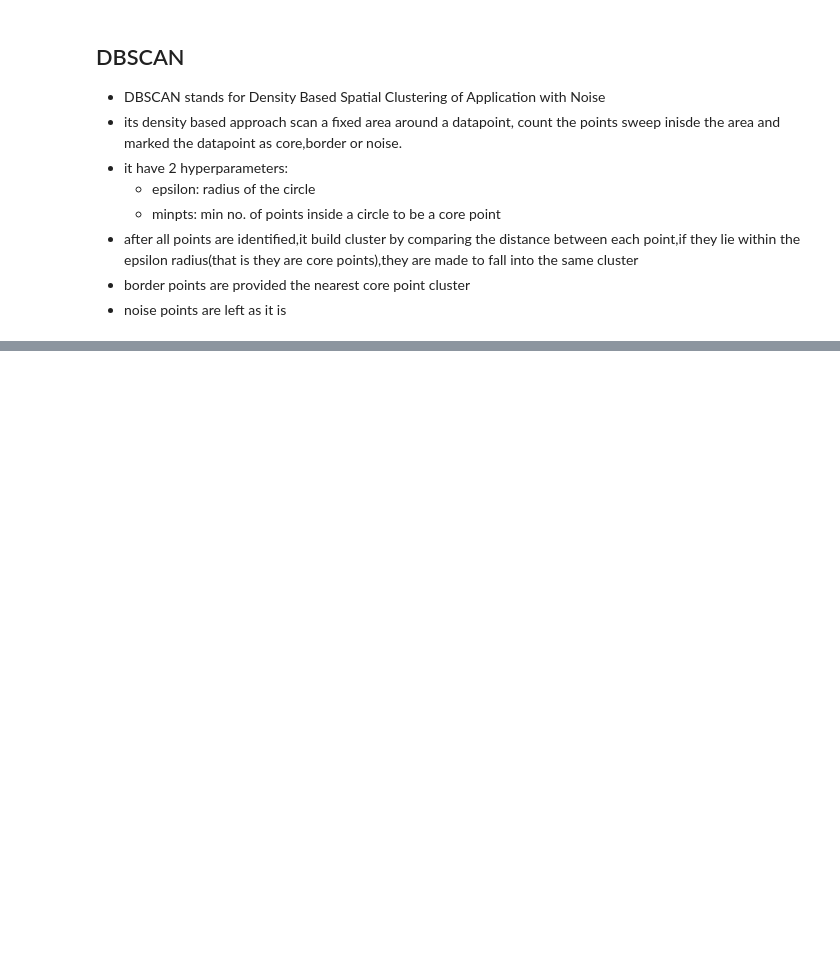
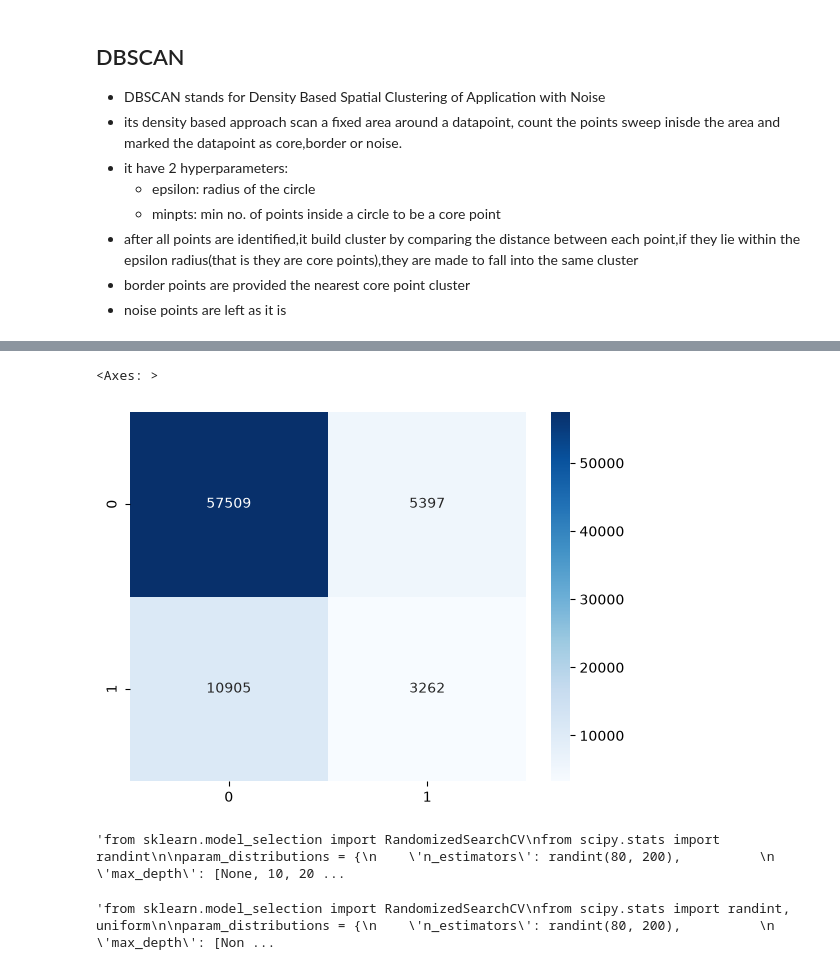
Before and after one commit to altamash-syed/syed-Task3, a Jupyter notebook: loan_predict.ipynb, the cells around one changed output, grey strips where cells are left out. Drawn from its saved outputs; the diff is of its cells as text; code cells hidden in the pictures; blank space fills up the shorter version.

Commit message:
model trained_low performance

```diff
--- a/loan_predict.ipynb
+++ b/loan_predict.ipynb
@@ -732,6 +739,6 @@ X.shape
 # %%
 from sklearn.model_selection import train_test_split
-X_train,X_test,y_train,y_test=train_test_split(X,y,test_size=0.2,random_state=42)
+X_train,X_test,y_train,y_test=train_test_split(X,y,test_size=0.3,random_state=42,stratify=y)
 # %%
 X_train.shape
 # %% [output]
@@ -827,0 +840,5 @@ plot.plot(np.cumsum(pca.explained_variance_ratio_))
+# %%
+print(y_train.dtype)
+print(y_train.unique())
+y_train = y_train.astype(int)
+y_test = y_test.astype(int)
@@ -827,0 +848,8 @@ plot.plot(np.cumsum(pca.explained_variance_ratio_))
+# %%
+from sklearn.ensemble import RandomForestClassifier
+from sklearn.metrics import classification_report
+rfc = RandomForestClassifier(n_estimators=40,random_state=42,class_weight='balanced')
+rfc.fit(X_train,y_train)
+y_pred=rfc.predict(X_test)
+
+print(classification_report(y_pred,y_test))
@@ -827,0 +865,62 @@ plot.plot(np.cumsum(pca.explained_variance_ratio_))
+# %%
+from sklearn.metrics import confusion_matrix
+cm=(confusion_matrix(y_test,y_pred))
+sns.heatmap(cm, annot=True, fmt='d', cmap='Blues')
+# %% [output]
+<Axes: >
+[figure, added]
+# %%
+from sklearn.model_selection import RandomizedSearchCV
+from scipy.stats import randint
+
+param_distributions = {
+    'n_estimators': randint(80, 200),
+    'max_depth': [None, 10, 20, 30, 40, 50],
+    'min_samples_split': randint(2, 11),
+    'min_samples_leaf': randint(1, 11),
+    }
+
+random_search = RandomizedSearchCV(
+    estimator=rfc,
+    param_distributions=param_distributions,
+    n_iter=20,
+    cv=5,
+    scoring='accuracy',
+    random_state=42,
+    n_jobs=-1
+)
+
+random_search.fit(X_train, y_train)
+
+print("Best Hyperparameters:", random_search.best_params_)
+print("Best Cross-Validation Score:", random_search.best_score_)
+# %% [output]
+'from sklearn.model_selection import RandomizedSearchCV\nfrom scipy.stats import randint\n\nparam_distributions = {\n    \'n_estimators\': randint(80, 200),          \n    \'max_depth\': [None, 10, 20 ...
+# %%
+from sklearn.model_selection import RandomizedSearchCV
+from scipy.stats import randint, uniform
+
+param_distributions = {
+    'n_estimators': randint(80, 200),
+    'max_depth': [None, 10, 20, 30, 40, 50],
+    'min_samples_split': randint(2, 11),
+    'min_samples_leaf': randint(1, 11),
+    }
+
+# 4. Set up RandomizedSearchCV
+random_search = RandomizedSearchCV(
+    estimator=rfc,
+    param_distributions=param_distributions,
+    n_iter=20,
+    cv=5,
+    scoring='f1',
+    random_state=42,
+    n_jobs=-1
+)
+
+random_search.fit(X_train, y_train)
+
+print("Best Hyperparameters:", random_search.best_params_)
+print("Best Cross-Validation Score:", random_search.best_score_)
+# %% [output]
+'from sklearn.model_selection import RandomizedSearchCV\nfrom scipy.stats import randint, uniform\n\nparam_distributions = {\n    \'n_estimators\': randint(80, 200),          \n    \'max_depth\': [Non ...
```
Also changed, not shown: parts of 20 cells of this notebook.
